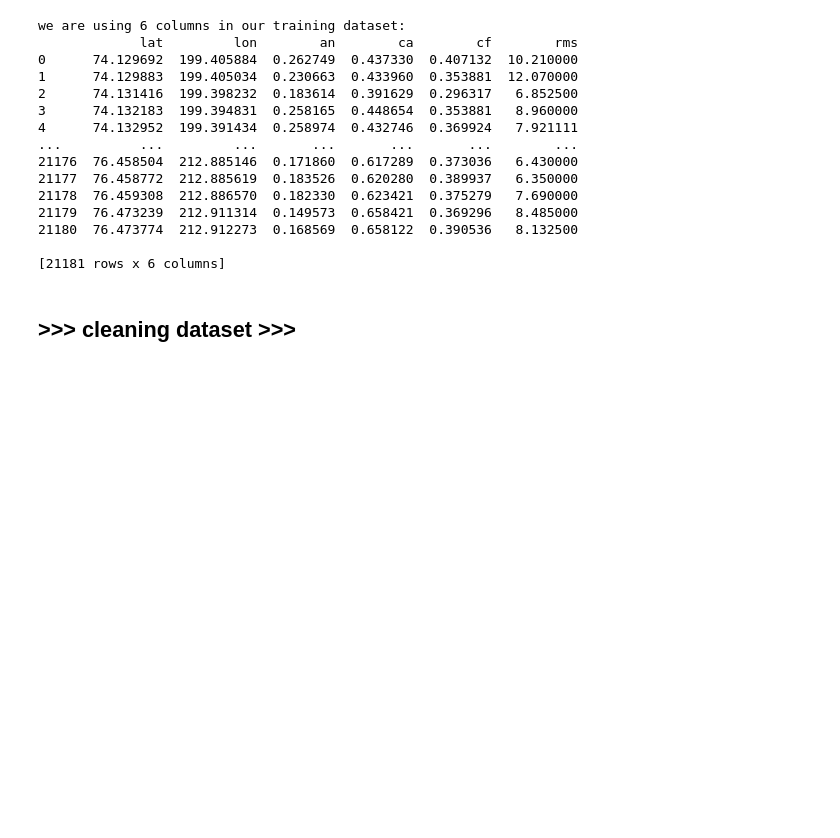
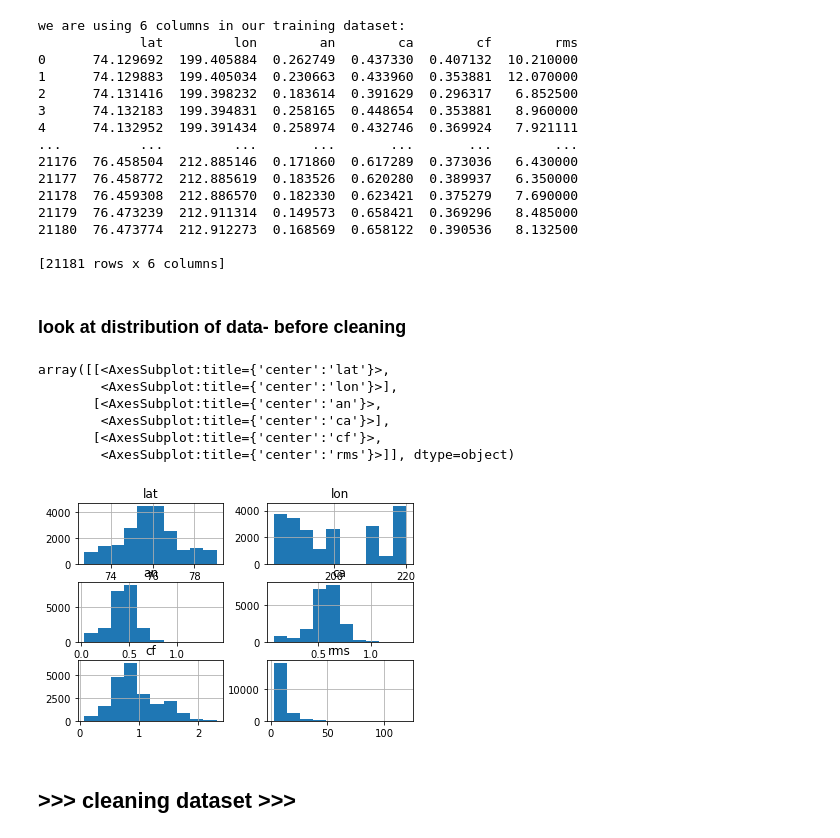
Before and after one commit to misrrepo/MISR-SeaIceRoughness, a Jupyter notebook: prediction_MLP/multi_linear_regression.ipynb, the cells around one changed output. Drawn from its saved outputs; the diff is of its cells as text; code cells hidden in the pictures; blank space fills up the shorter version.

```diff
--- a/prediction_MLP/multi_linear_regression.ipynb
+++ b/prediction_MLP/multi_linear_regression.ipynb
@@ -113,6 +116,18 @@ we are using 6 columns in our training dataset:
 # train_dataset.rename(columns={' an':'an', ' ca':'ca', ' cf':'cf', ' rms':'rms'}, inplace=True)
 # print(train_dataset.columns)
 # print(type(train_dataset))
+# %% [markdown]
+### look at distribution of data- before cleaning
+# %%
+training_ds.hist(bins=10)
+# %% [output]
+array([[<AxesSubplot:title={'center':'lat'}>,
+        <AxesSubplot:title={'center':'lon'}>],
+       [<AxesSubplot:title={'center':'an'}>,
+        <AxesSubplot:title={'center':'ca'}>],
+       [<AxesSubplot:title={'center':'cf'}>,
+        <AxesSubplot:title={'center':'rms'}>]], dtype=object)
+[figure, added]
 # %% [markdown]
 ## >>> cleaning dataset >>>
 # %%
```
Also changed, not shown: parts of 46 cells of this notebook, 11 other files.
